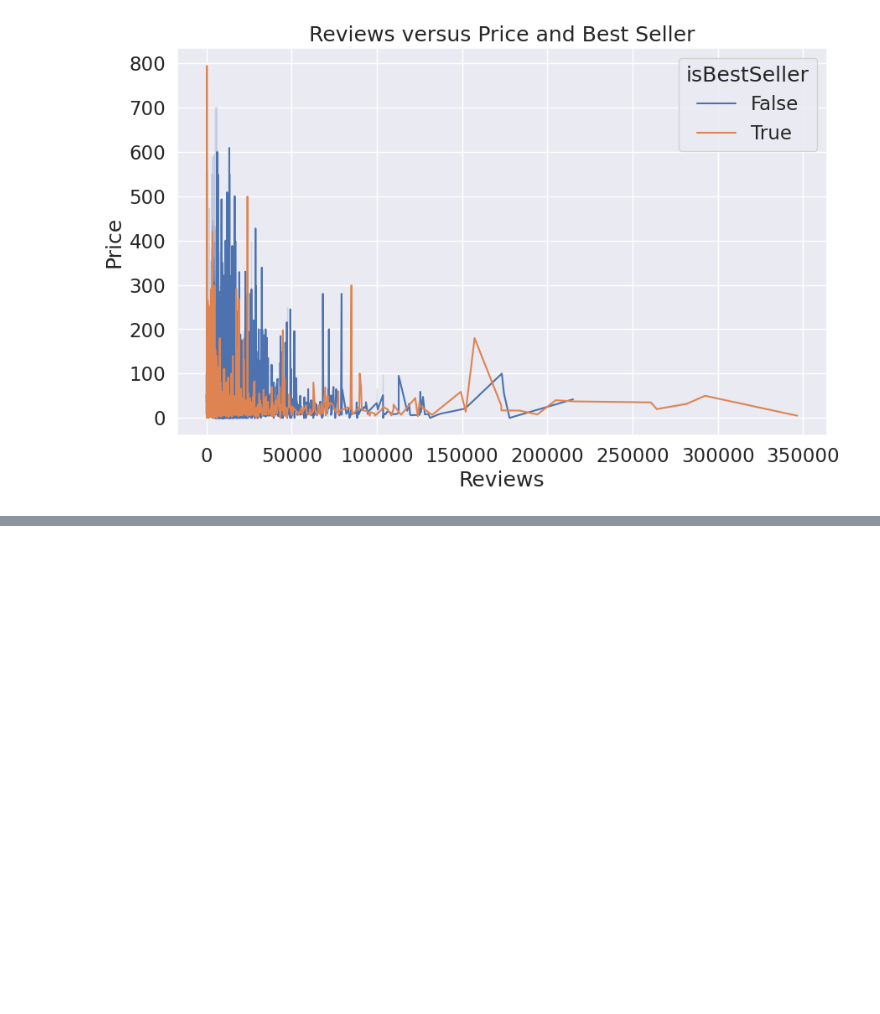
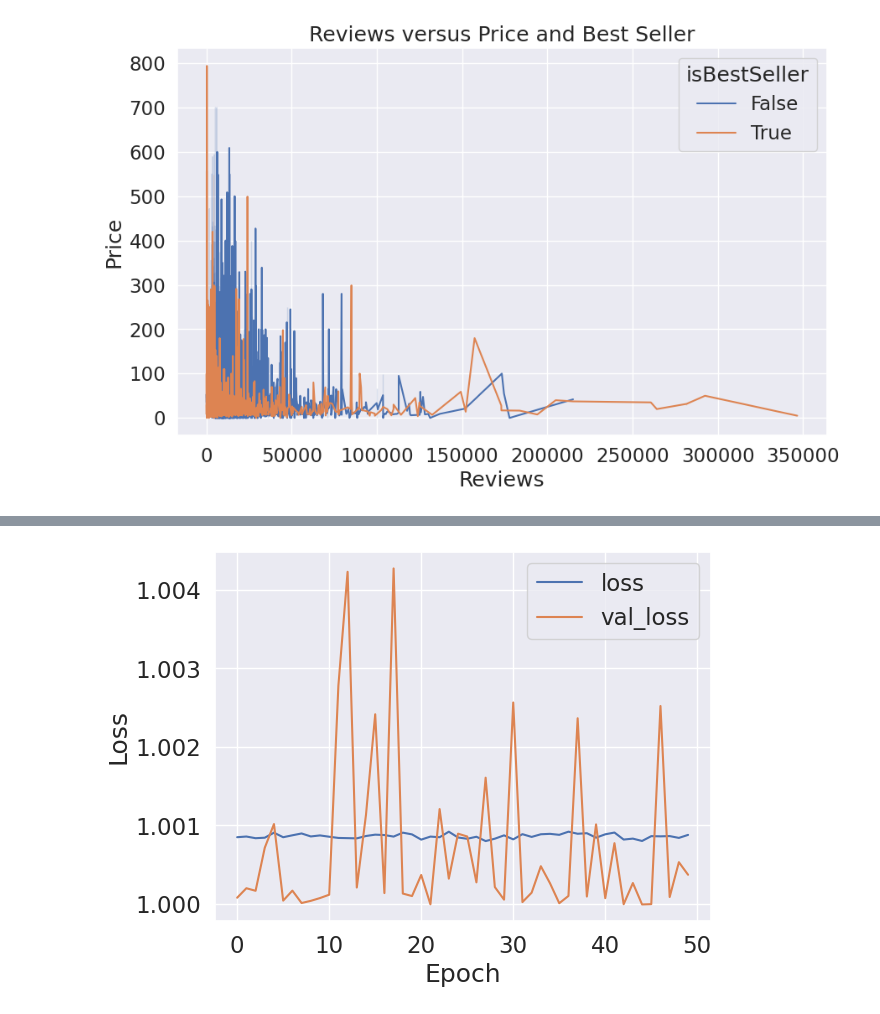
Before and after one commit to andrepgalhardo/Projetcs, a Jupyter notebook: Amazon.ipynb, the cells around one changed output, grey strips where cells are left out. Drawn from its saved outputs; the diff is of its cells as text; code cells hidden in the pictures; blank space fills up the shorter version.

```diff
--- a/Amazon.ipynb
+++ b/Amazon.ipynb
@@ -219,0 +298,7 @@ sns.
+# %%
+model = tf.keras.models.Sequential([
+    keras.layers.Dense(1024, activation='relu', input_shape=[240]),
+    keras.layers.Dense(512, activation='relu'),
+    keras.layers.Dense(256, activation='relu'),
+    keras.layers.Dense(1)
+])
@@ -219,0 +316,2 @@ sns.
+# %%
+model.compile(optimizer=tf.keras.optimizers.Adam(learning_rate=0.01), loss='mse', metrics=['mae'])
@@ -219,0 +340,2 @@ sns.
+# %%
+history = model.fit(X_train, y_train, epochs=50, validation_data=[X_val, y_val], verbose=1)
@@ -219,0 +361,12 @@ sns.
+# %%
+def plot_loss():
+    plt.plot(history.history['loss'], label='loss')
+    plt.plot(history.history['val_loss'], label='val_loss')
+    plt.xlabel('Epoch')
+    plt.ylabel('Loss')
+    plt.legend()
+    plt.grid(True)
+# %%
+plot_loss()
+# %% [output]
+[figure, added]
```
Also changed, not shown: parts of 24 cells of this notebook.
